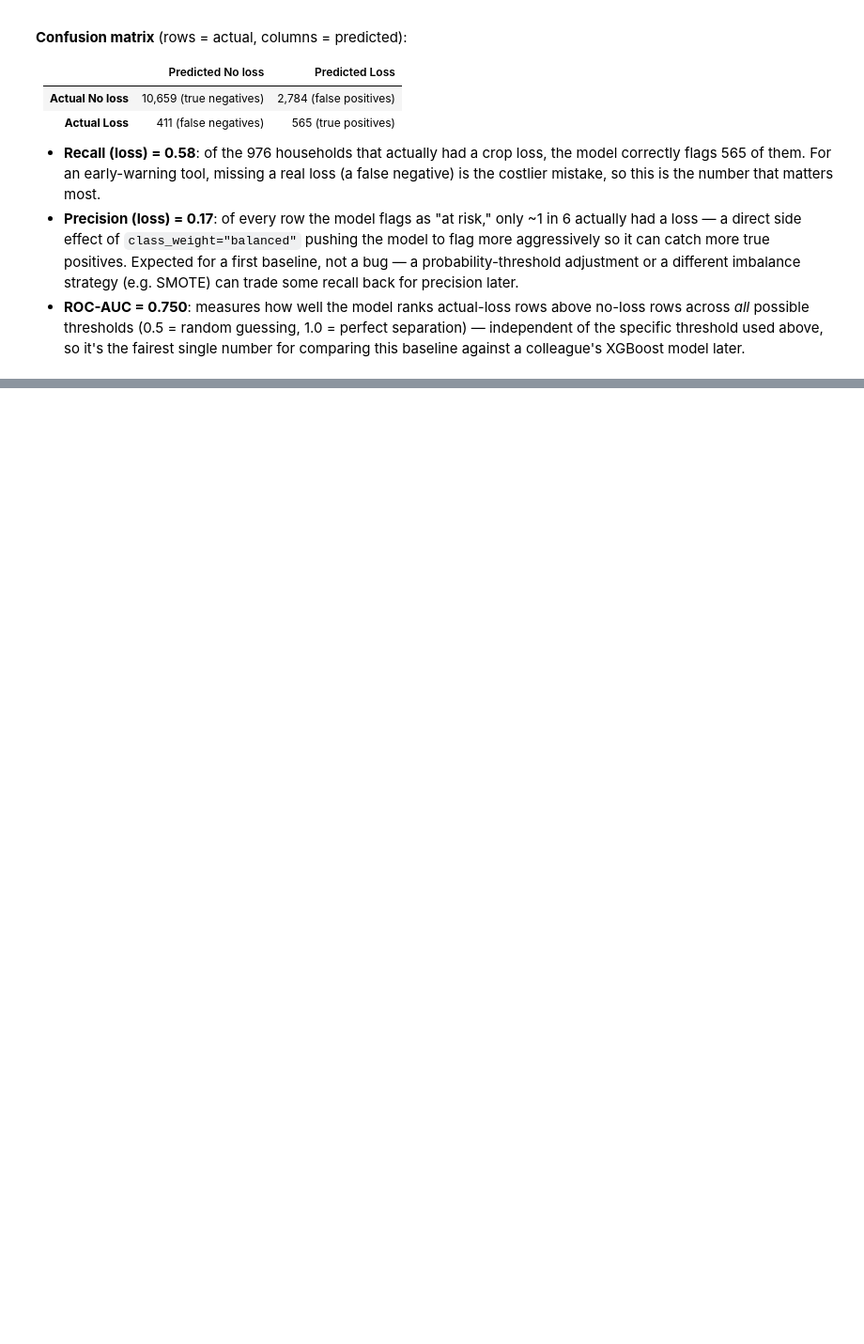
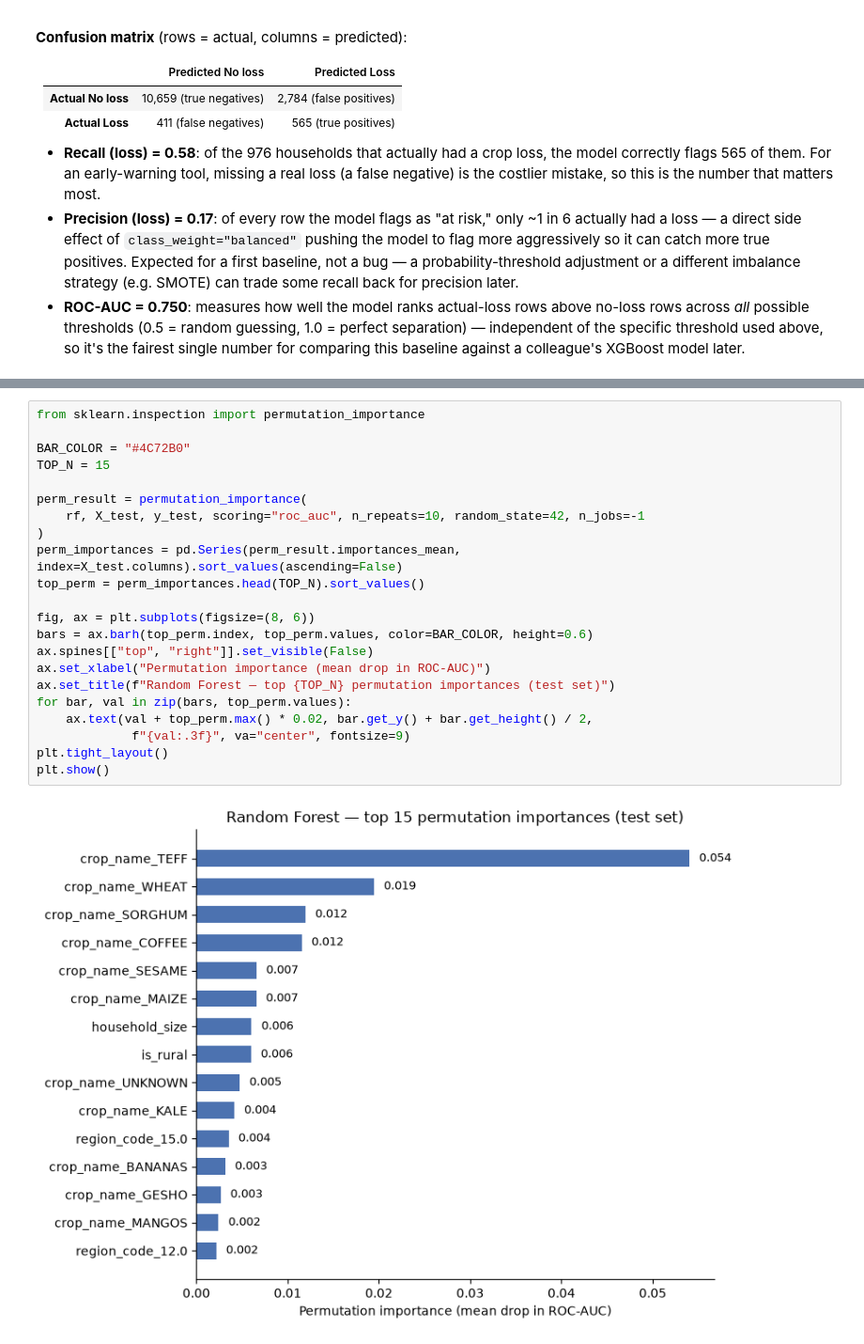
Before and after one commit to Melkam22/crop-loss-predictor-app, a Jupyter notebook: notebooks/03_modeling.ipynb, the cells around one changed output, grey strips where cells are left out. Shown at 94% size. Saved outputs shown, nothing was run; the diff lists cells and outputs as text; blank space fills up the shorter version.

```diff
--- a/notebooks/03_modeling.ipynb
+++ b/notebooks/03_modeling.ipynb
@@ -253,0 +311,24 @@ Confusion matrix:
+# %%
+from sklearn.inspection import permutation_importance
+
+BAR_COLOR = "#4C72B0"
+TOP_N = 15
+
+perm_result = permutation_importance(
+    rf, X_test, y_test, scoring="roc_auc", n_repeats=10, random_state=42, n_jobs=-1
+)
+perm_importances = pd.Series(perm_result.importances_mean, index=X_test.columns).sort_values(ascending=False)
+top_perm = perm_importances.head(TOP_N).sort_values()
+
+fig, ax = plt.subplots(figsize=(8, 6))
+bars = ax.barh(top_perm.index, top_perm.values, color=BAR_COLOR, height=0.6)
+ax.spines[["top", "right"]].set_visible(False)
+ax.set_xlabel("Permutation importance (mean drop in ROC-AUC)")
+ax.set_title(f"Random Forest — top {TOP_N} permutation importances (test set)")
+for bar, val in zip(bars, top_perm.values):
+    ax.text(val + top_perm.max() * 0.02, bar.get_y() + bar.get_height() / 2,
+             f"{val:.3f}", va="center", fontsize=9)
+plt.tight_layout()
+plt.show()
+# %% [output]
+[figure, added]
```
Also changed, not shown: parts of 4 cells of this notebook, 1 other file.
